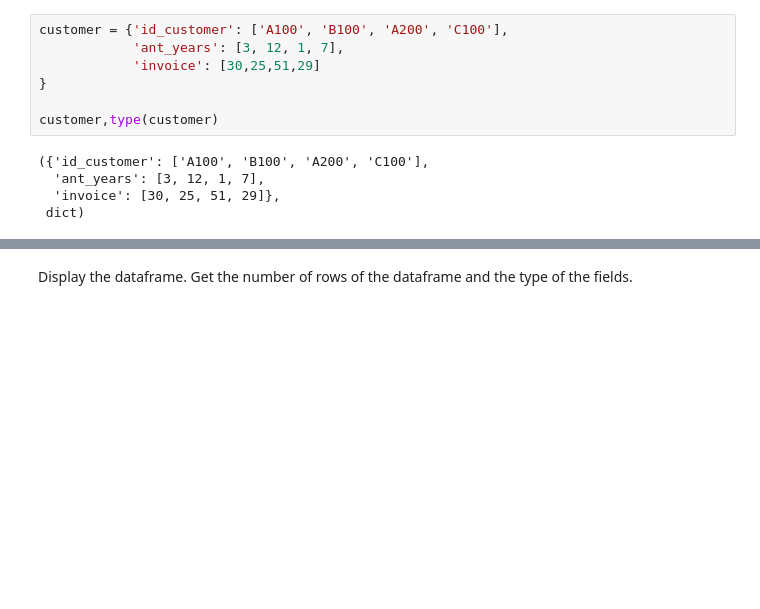
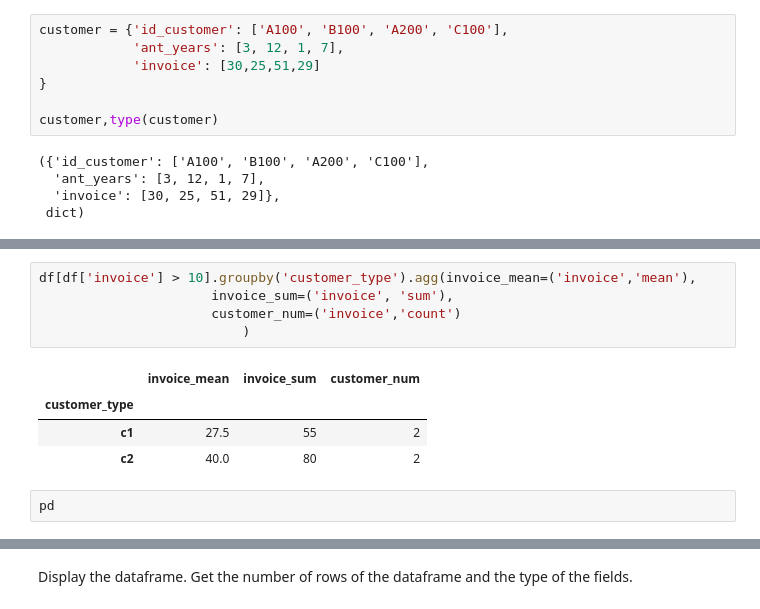
Before and after one commit to intisar2024/master_ITM, a Jupyter notebook: EJ08_STATEMENTS_pandas1.ipynb, the cells around one changed output, grey strips where cells are left out. Drawn from its saved outputs; the diff is of its cells as text; blank space fills up the shorter version.

```diff
--- a/EJ08_STATEMENTS_pandas1.ipynb
+++ b/EJ08_STATEMENTS_pandas1.ipynb
@@ -27,0 +93,12 @@ customer,type(customer)
+# %%
+df[df['invoice'] > 10].groupby('customer_type').agg(invoice_mean=('invoice','mean'),
+                      invoice_sum=('invoice', 'sum'),
+                      customer_num=('invoice','count')
+                          )
+# %% [output]
+|  | invoice_mean | invoice_sum | customer_num |
+| customer_type |  |  |  |
+| c1 | 27.5 | 55 | 2 |
+| c2 | 40.0 | 80 | 2 |
+# %%
+pd
```
Also changed, not shown: parts of 11 cells of this notebook.
